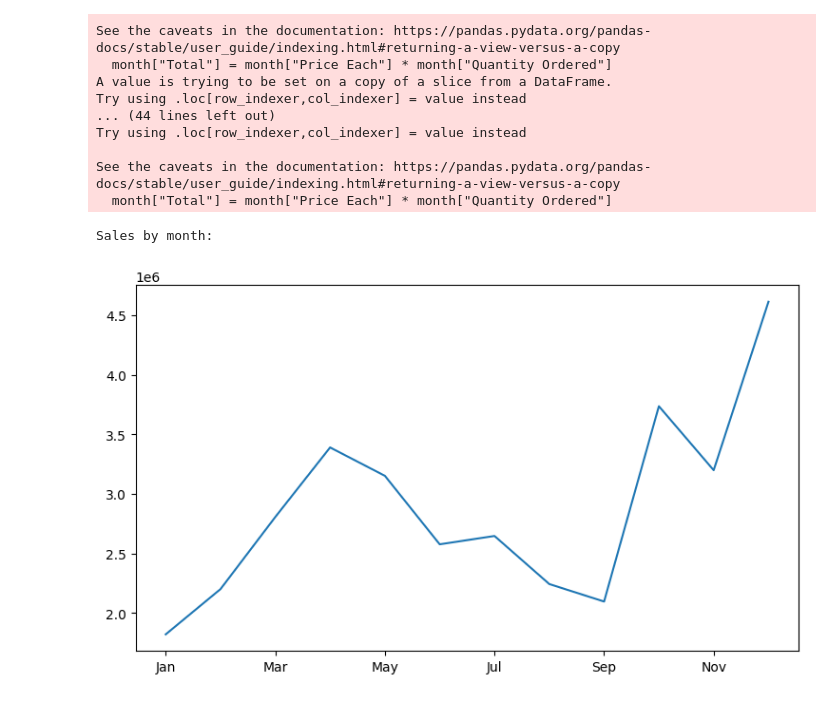
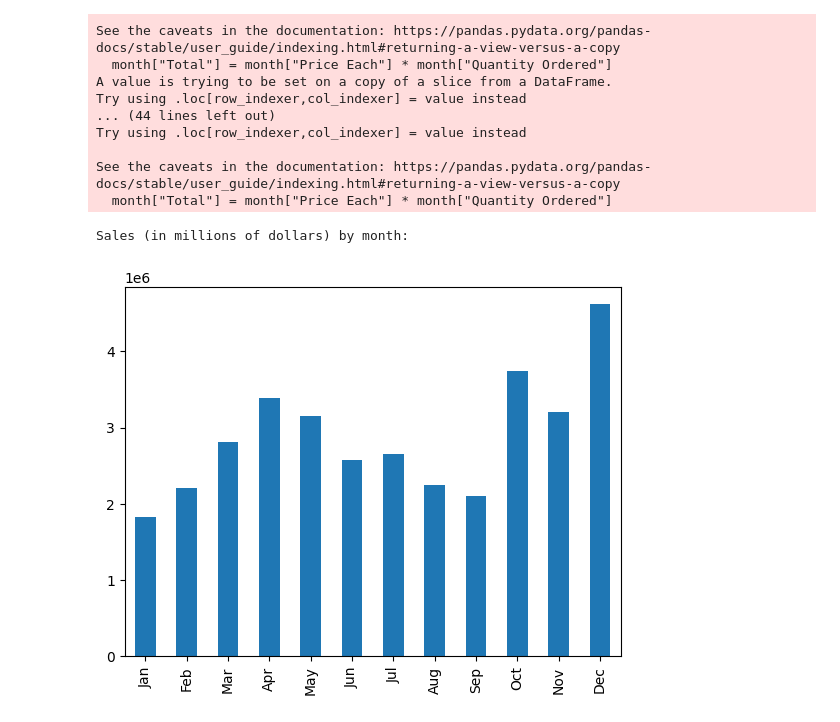
Before and after one commit to mignoe/Data-Visualization-Exercises, a Jupyter notebook: SalesAnalysis/Solution.ipynb, the cells around one changed output. Cells and saved outputs as stored; diff of their text form; code cells hidden in the pictures.

```diff
--- a/SalesAnalysis/Solution.ipynb
+++ b/SalesAnalysis/Solution.ipynb
@@ -129,11 +129,13 @@ Try using .loc[row_indexer,col_indexer] = value instead
 See the caveats in the documentation: https://pandas.pydata.org/pandas-docs/stable/user_guide/indexing.html#returning-a-view-versus-a-copy
   month["Total"] = month["Price Each"] * month["Quantity Ordered"]
 # %%
-# Spoiler: Its January :)
+# Spoiler: Its December :)
 
-months.plot(figsize = (9, 5))
+months.plot.bar()
 
-print("Sales by month: ")
+#months.plot(figsize = (9, 5))
+
+print("Sales (in millions of dollars) by month: ")
 # %% [output]
-Sales by month:
+Sales (in millions of dollars) by month:
-[figure, old version]
+[figure, new version]
```
Also changed, not shown: parts of 12 cells of this notebook.
